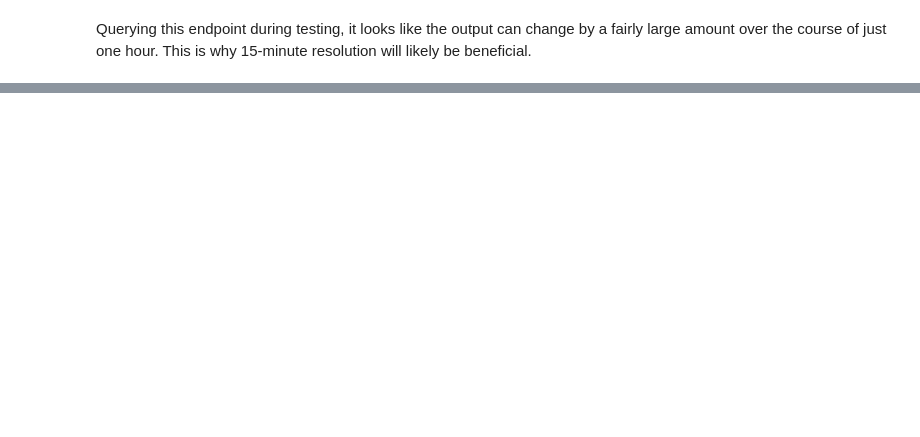
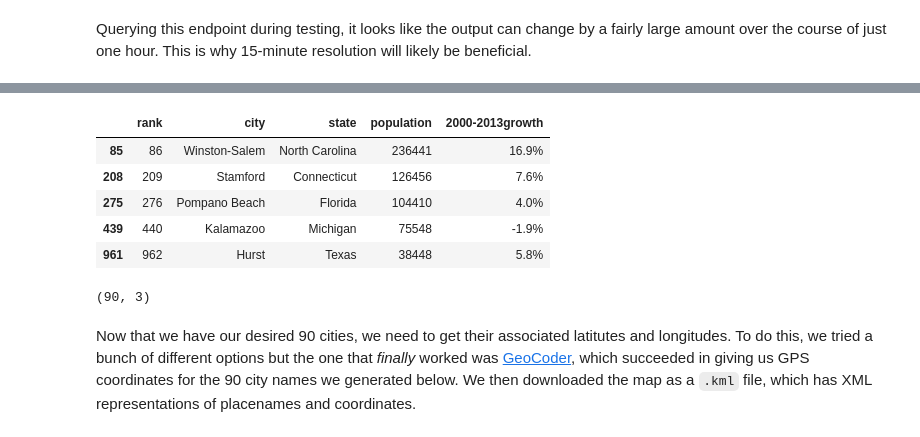
Before and after one commit to CUBigDataClass/BigMood-Archiver, a Jupyter notebook: archiver_development.ipynb, the cells around one changed output, grey strips where cells are left out. Drawn from its saved outputs; the diff is of its cells as text; code cells hidden in the pictures; blank space fills up the shorter version.

```diff
--- a/archiver_development.ipynb
+++ b/archiver_development.ipynb
@@ -255,0 +294,26 @@ array([25611, 183942, 96261, 10046, 690344, 37624, 25611, 183942, 96261,
+# %%
+import pandas as pd
+
+# Load and remove District of Columbia
+cities_raw = pd.read_csv('cities_top1000.csv')
+cities_raw = cities_raw[cities_raw.state != 'District of Columbia']
+cities_raw.sort_values(by='population', ascending=False, inplace=True)
+
+cities_raw.sample(n=5).sort_values('rank')
+# %% [output]
+|  | rank | city | state | population | 2000-2013growth |
+| 85 | 86 | Winston-Salem | North Carolina | 236441 | 16.9% |
+| 208 | 209 | Stamford | Connecticut | 126456 | 7.6% |
+| 275 | 276 | Pompano Beach | Florida | 104410 | 4.0% |
+| 439 | 440 | Kalamazoo | Michigan | 75548 | -1.9% |
+| 961 | 962 | Hurst | Texas | 38448 | 5.8% |
+# %%
+cities_first50 = cities_raw.drop_duplicates(['state'])
+cities_next40 = pd.concat([cities_raw, cities_first50]).drop_duplicates(keep=False).iloc[:40]
+cities_all90 = pd.concat([cities_first50, cities_next40])
+cities_all90 = cities_all90[['city', 'state', 'population']].reset_index(drop=True)
+cities_all90.shape
+# %% [output]
+(90, 3)
+# %% [markdown]
+Now that we have our desired 90 cities, we need to get their associated latitutes and longitudes. To do this, we tried a bunch of different options but the one that *finally* worked was [GeoCoder](https://batchgeo.com/), which succeeded in giving us GPS coordinates for the 90 city names we generated below. We then downloaded the map as a `.kml` file, which has XML representations of placenames and coordinates.
```
Also changed, not shown: parts of 17 cells of this notebook, 2 other files.
